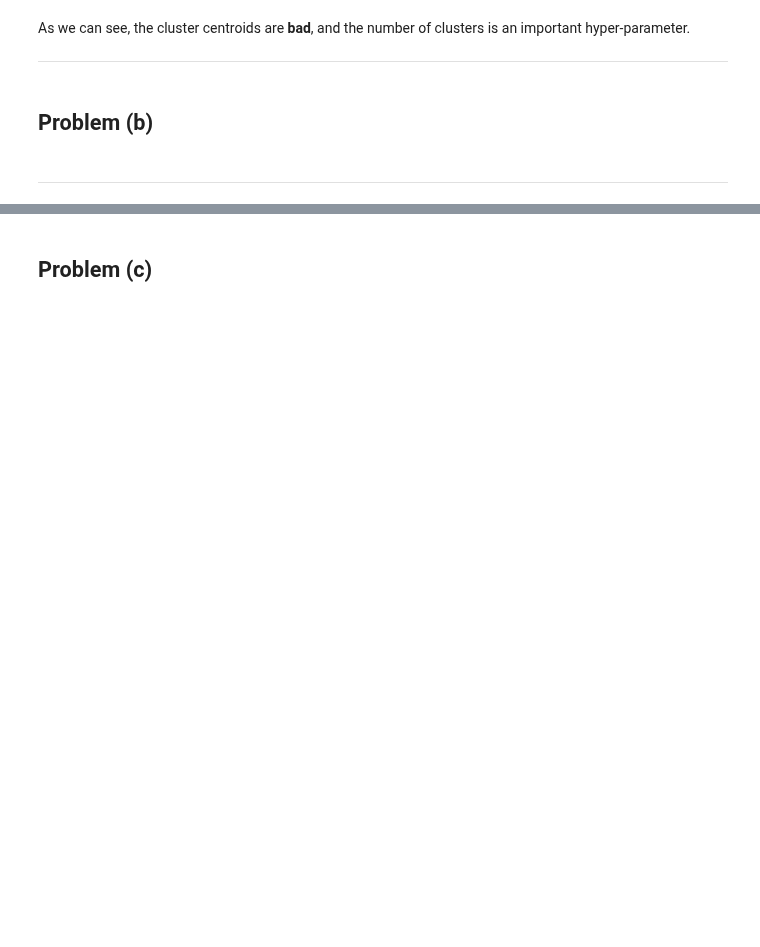
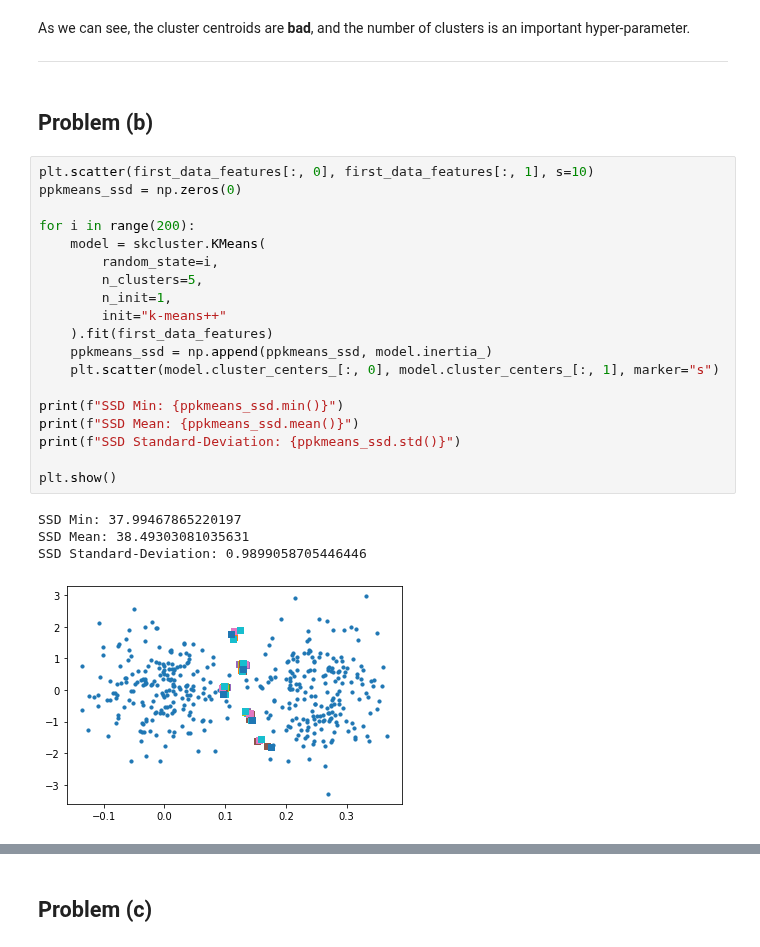
Before and after one commit to ckoliber/mlexercises, a Jupyter notebook: src/exercise6.ipynb, the cells around one changed output, grey strips where cells are left out. Cells and saved outputs as stored; diff of their text form; blank space fills up the shorter version.

```diff
--- a/src/exercise6.ipynb
+++ b/src/exercise6.ipynb
@@ -99,5 +99,27 @@ As we can see, the cluster centroids are **bad**, and the number of clusters is
 ---
 # %% [markdown]
 ## Problem (b)
-# %% [markdown]
----
+# %%
+plt.scatter(first_data_features[:, 0], first_data_features[:, 1], s=10)
+ppkmeans_ssd = np.zeros(0)
+
+for i in range(200):
+    model = skcluster.KMeans(
+        random_state=i,
+        n_clusters=5,
+        n_init=1,
+        init="k-means++"
+    ).fit(first_data_features)
+    ppkmeans_ssd = np.append(ppkmeans_ssd, model.inertia_)
+    plt.scatter(model.cluster_centers_[:, 0], model.cluster_centers_[:, 1], marker="s")
+
+print(f"SSD Min: {ppkmeans_ssd.min()}")
+print(f"SSD Mean: {ppkmeans_ssd.mean()}")
+print(f"SSD Standard-Deviation: {ppkmeans_ssd.std()}")
+
+plt.show()
+# %% [output]
+SSD Min: 37.99467865220197
+SSD Mean: 38.49303081035631
+SSD Standard-Deviation: 0.9899058705446446
+[figure, added]
```
Also changed, not shown: parts of 11 cells of this notebook.
